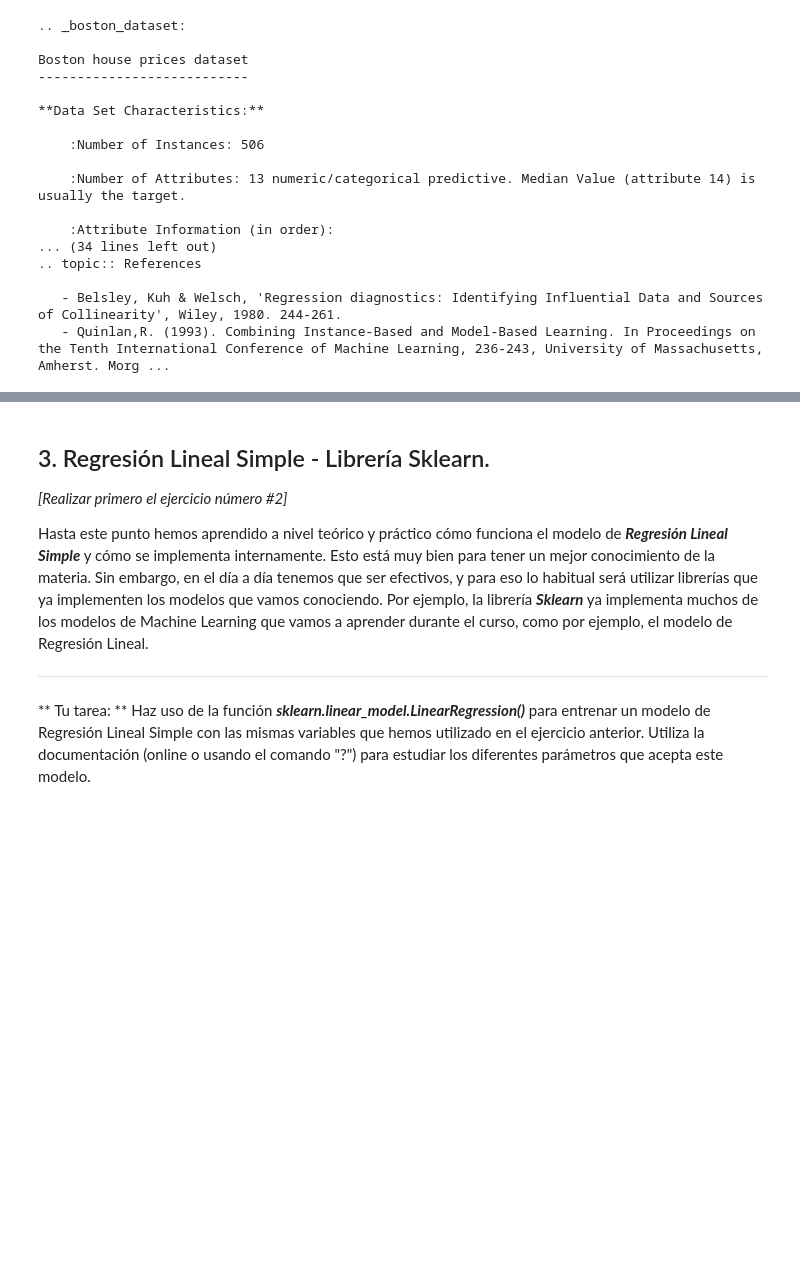
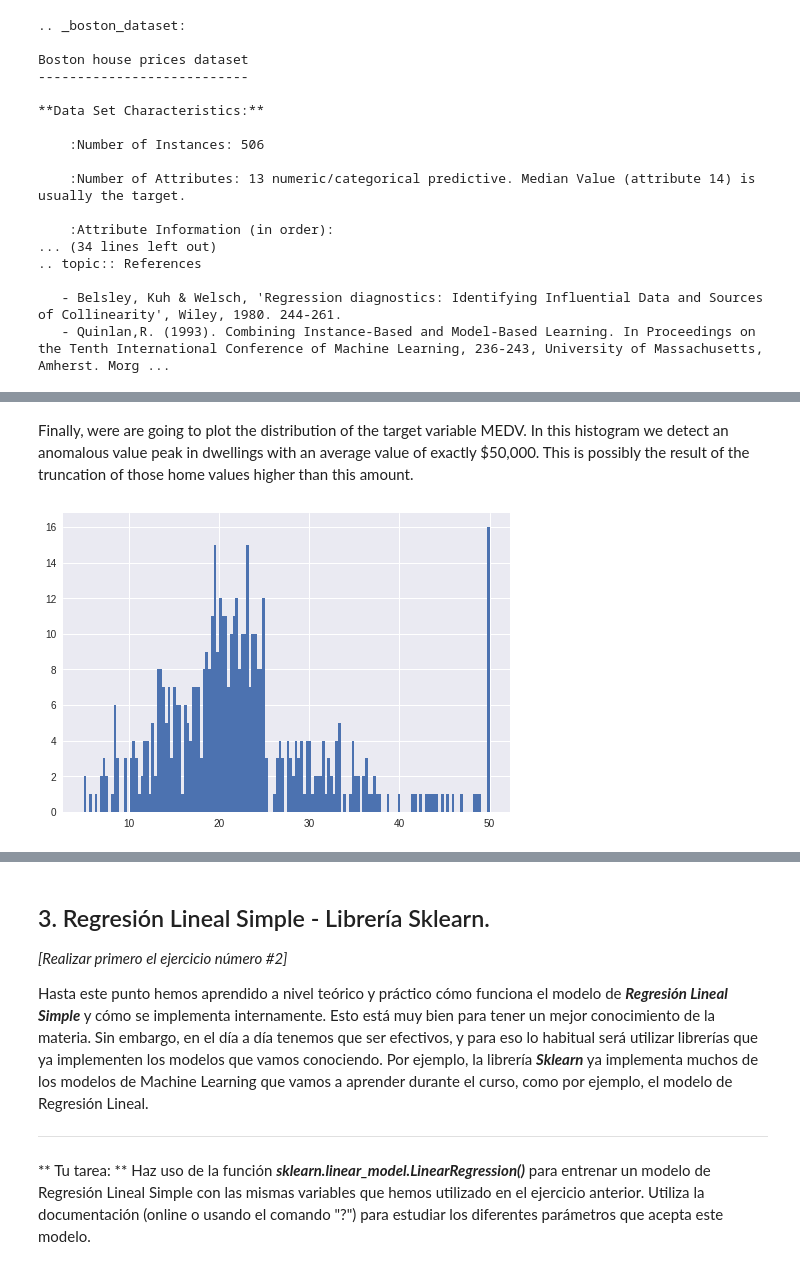
Before and after one commit to bljaime/MachineLearning-Portfolio, a Jupyter notebook: GH1LR.ipynb, the cells around one changed output, grey strips where cells are left out. Cells and saved outputs as stored; diff of their text form; code cells hidden in the pictures; blank space fills up the shorter version.

```diff
--- a/GH1LR.ipynb
+++ b/GH1LR.ipynb
@@ -90 +76,8 @@ plt.show()
+# %% [markdown]
+Finally, were are going to plot the distribution of the target variable MEDV.  In this histogram we detect an anomalous value peak in dwellings with an average value of exactly $50,000. This is possibly the result of the truncation of those home values higher than this amount.
+# %%
+plt.hist(Y, bins=150)
+plt.show()
+# %% [output]
+[figure, added]
 # %% [markdown]
```
Also changed, not shown: parts of 19 cells of this notebook.
